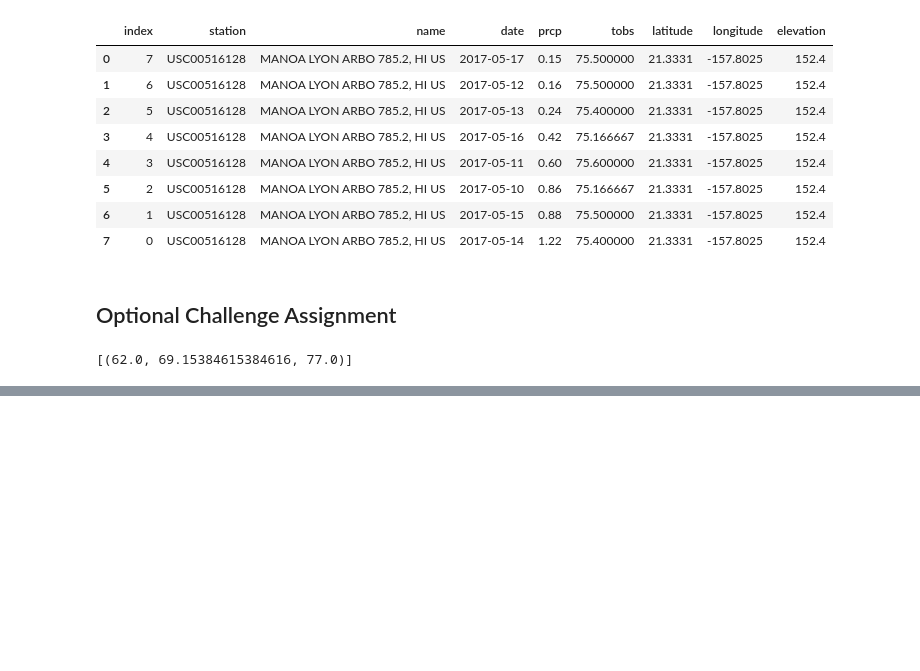
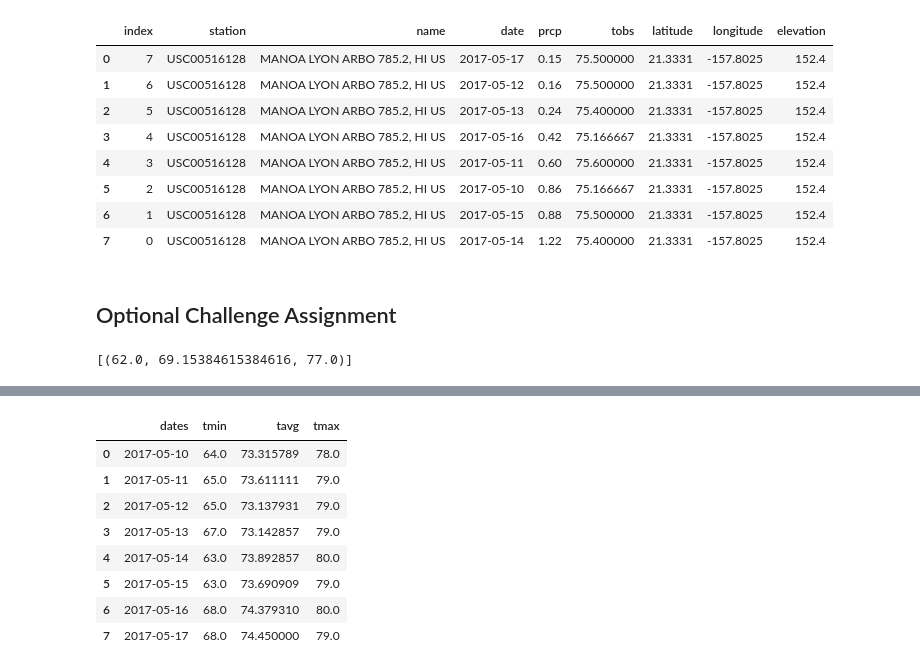
Before and after one commit to professorlust/sql-alchemy, a Jupyter notebook: climate_Reed.ipynb, the cells around one changed output, grey strips where cells are left out. Saved outputs shown, nothing was run; the diff lists cells and outputs as text; code cells hidden in the pictures; blank space fills up the shorter version.

```diff
--- a/climate_Reed.ipynb
+++ b/climate_Reed.ipynb
@@ -360,2 +378,19 @@ daily_normals("01-01")
 # %%
 # Load the previous query results into a Pandas DataFrame and add the `trip_dates` range as the `date` index
+tripTemps_df = pd.DataFrame(flat_list, columns=['tmin', 'tavg', 'tmax'])
+
+triprangemerge = triprange.strftime('%Y-%m-%d').values
+triprange_df = pd.DataFrame(triprangemerge, columns=['dates'])
+
+last_df = triprange_df.join(tripTemps_df)
+last_df
+# %% [output]
+|  | dates | tmin | tavg | tmax |
+| 0 | 2017-05-10 | 64.0 | 73.315789 | 78.0 |
+| 1 | 2017-05-11 | 65.0 | 73.611111 | 79.0 |
+| 2 | 2017-05-12 | 65.0 | 73.137931 | 79.0 |
+| 3 | 2017-05-13 | 67.0 | 73.142857 | 79.0 |
+| 4 | 2017-05-14 | 63.0 | 73.892857 | 80.0 |
+| 5 | 2017-05-15 | 63.0 | 73.690909 | 79.0 |
+| 6 | 2017-05-16 | 68.0 | 74.379310 | 80.0 |
+| 7 | 2017-05-17 | 68.0 | 74.450000 | 79.0 |
```
Also changed, not shown: parts of 2 cells of this notebook.
